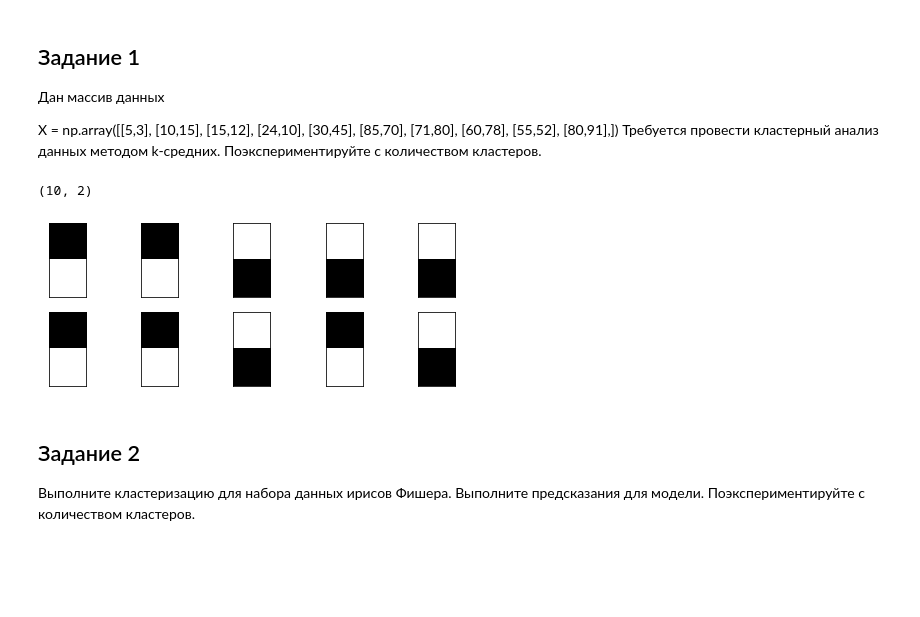
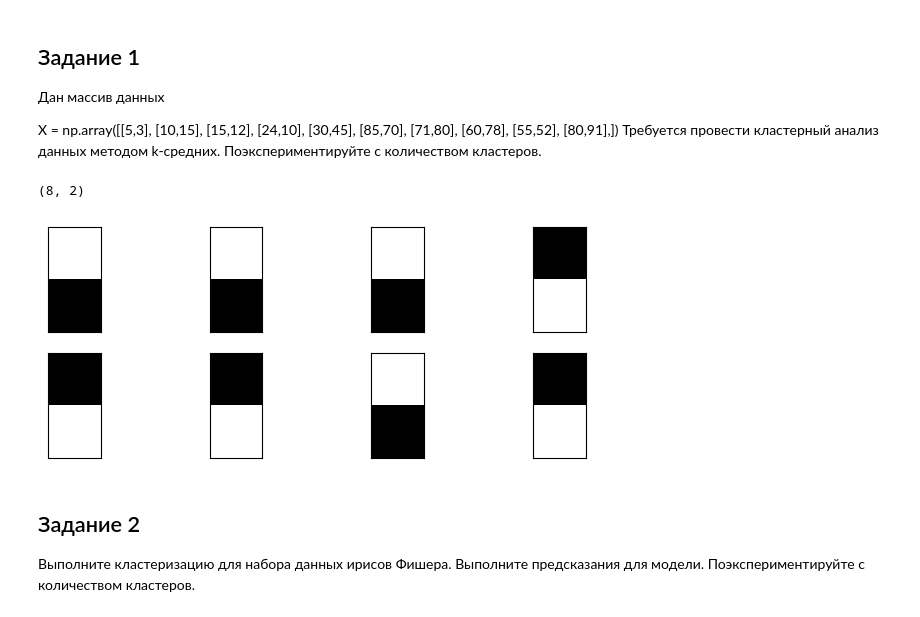
Before and after one commit to medzhid0v/Machine_Learning_1_kurs_2_semestr, a Jupyter notebook: Medzhidov-BFBO-01-22 RT5.ipynb, the cells around one changed output. Drawn from its saved outputs; the diff is of its cells as text; code cells hidden in the pictures; blank space fills up the shorter version.

```diff
--- a/Medzhidov-BFBO-01-22 RT5.ipynb
+++ b/Medzhidov-BFBO-01-22 RT5.ipynb
@@ -21,6 +21,8 @@ X = np.array([[5,3],
 import numpy as np
 from sklearn.cluster import KMeans
 import matplotlib.pyplot as plt
+
+
 
 X = np.array([[5,3],
 [10,15],
@@ -33,19 +35,19 @@ X = np.array([[5,3],
 [55,52],
 [80,91]])
 
-kmeans = KMeans(n_clusters=10, random_state=2)
+kmeans = KMeans(n_clusters=8, random_state=2)
 clusters = kmeans.fit_predict(X)
-kmeans.cluster_centers_.shape
+kmeans.cluster_centers_.shape # Содержит координаты центроидов, полученных в результате работы алгоритма KMeans.
 # %% [output]
-(10, 2)
+(8, 2)
 # %%
-fig, ax = plt.subplots(2, 5, figsize=(8, 3))
-centers = kmeans.cluster_centers_.reshape(10, 2, 1)
+fig, ax = plt.subplots(2, 4, figsize=(8, 3))
+centers = kmeans.cluster_centers_.reshape(8, 2, 1)
 for axi, center in zip(ax.flat, centers):
     axi.set(xticks=[], yticks=[])
     axi.imshow(center, interpolation='nearest', cmap=plt.cm.binary)
 # %% [output]
-[figure, old version]
+[figure, new version]
 # %% [markdown]
 ## Задание 2
 
```
Also changed, not shown: parts of 5 cells of this notebook, 2 other files.
